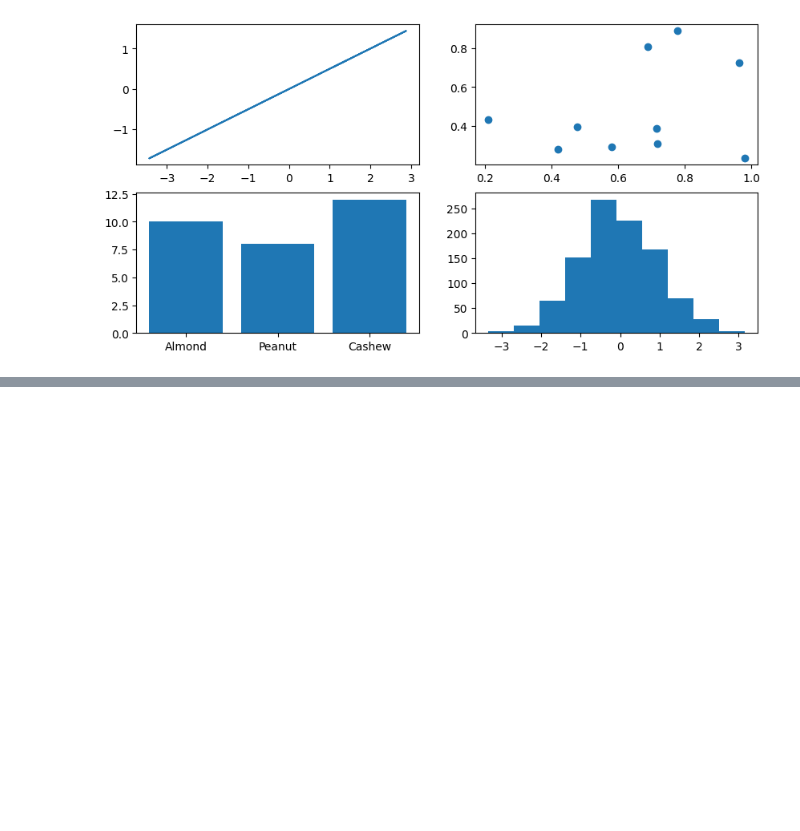
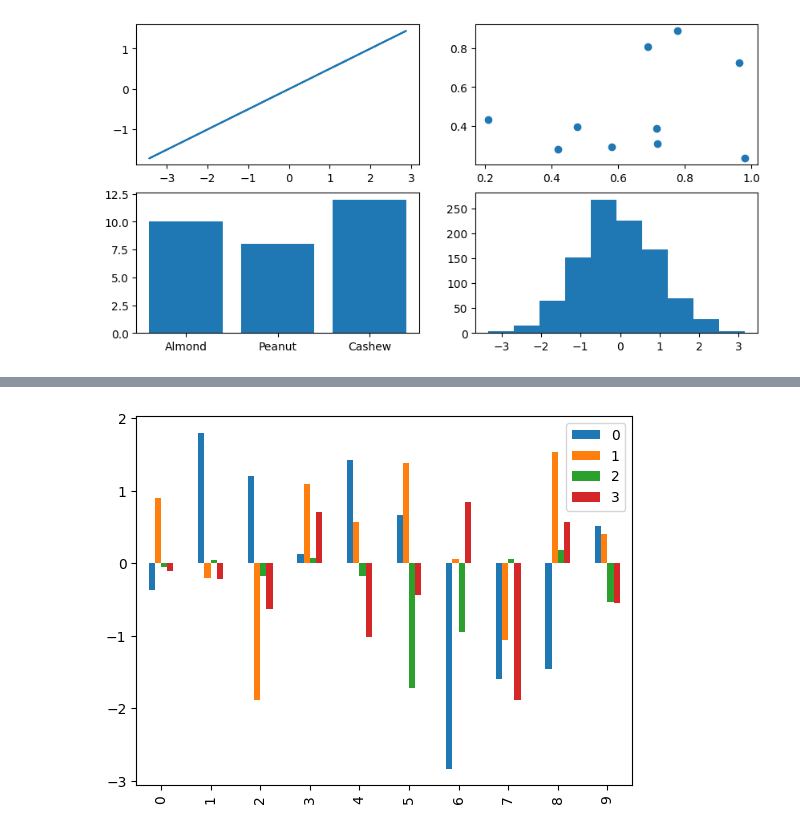
Before and after one commit to MelihKlc/Deep-Learning, a Jupyter notebook: Matplotlib.ipynb, the cells around one changed output, grey strips where cells are left out. Drawn from its saved outputs; the diff is of its cells as text; code cells hidden in the pictures; blank space fills up the shorter version.

```diff
--- a/Matplotlib.ipynb
+++ b/Matplotlib.ipynb
@@ -152,0 +273,9 @@ ax4.hist(np.random.randn(1000));
+# %%
+# How about a bar graph?
+x = np.random.randn( 10 , 4 )
+
+# Turn it into a dataframe
+bar = pd.DataFrame(
+    x
+)
+bar
@@ -152,0 +294,4 @@ ax4.hist(np.random.randn(1000));
+# %%
+bar.plot.bar();
+# %% [output]
+[figure, added]
```
Also changed, not shown: parts of 28 cells of this notebook.
